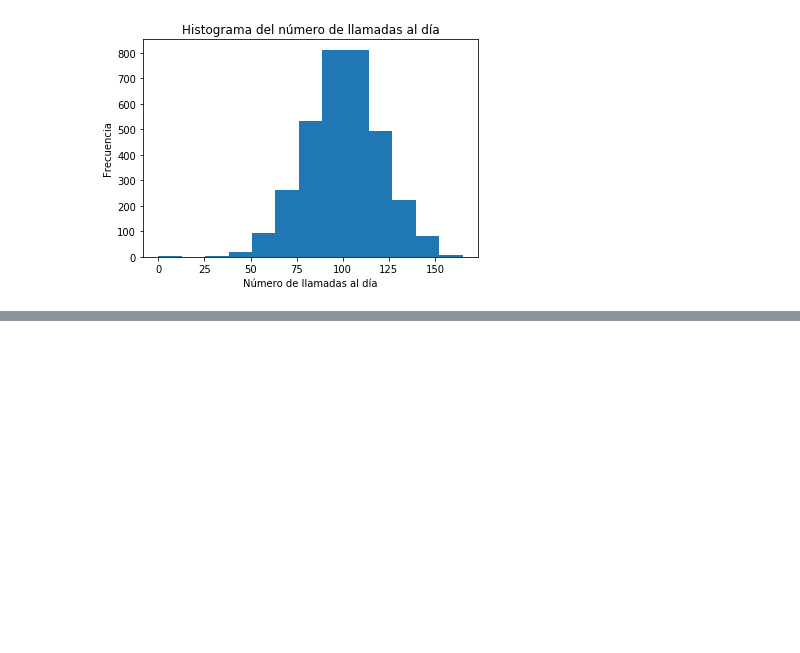
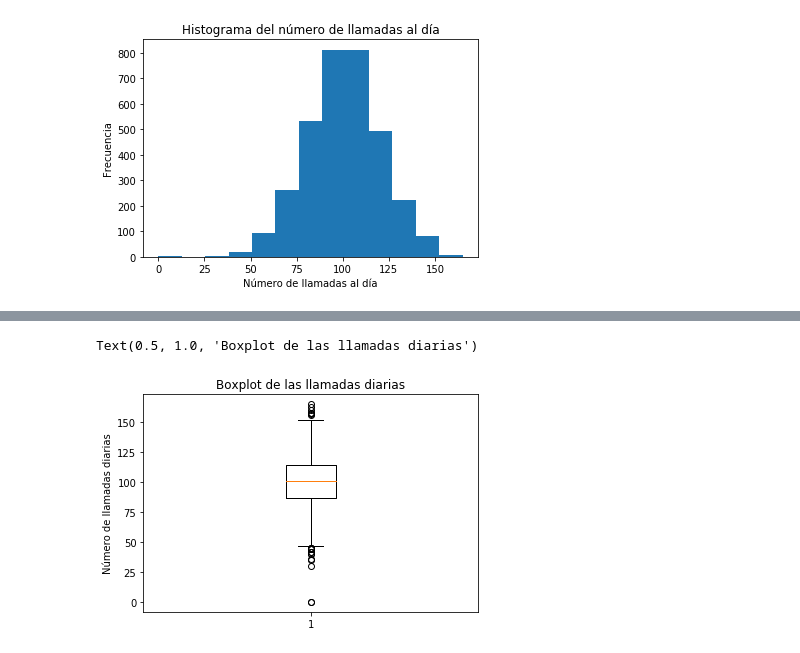
Before and after one commit to lopeznati/data-science, a Jupyter notebook: course/notebooks/T1 - 3 - Data Cleaning - Plots.ipynb, the cells around one changed output, grey strips where cells are left out. Cells and saved outputs as stored; diff of their text form; code cells hidden in the pictures; blank space fills up the shorter version.

Commit message:
box plot

```diff
--- a/course/notebooks/T1 - 3 - Data Cleaning - Plots.ipynb
+++ b/course/notebooks/T1 - 3 - Data Cleaning - Plots.ipynb
@@ -71,0 +81,7 @@ Text(0.5, 1.0, 'Histograma del número de llamadas al día')
+# %%
+plt.boxplot(data["Day Calls"])
+plt.ylabel("Número de llamadas diarias")
+plt.title("Boxplot de las llamadas diarias")
+# %% [output]
+Text(0.5, 1.0, 'Boxplot de las llamadas diarias')
+[figure, added]
```
Also changed, not shown: parts of 6 cells of this notebook.
